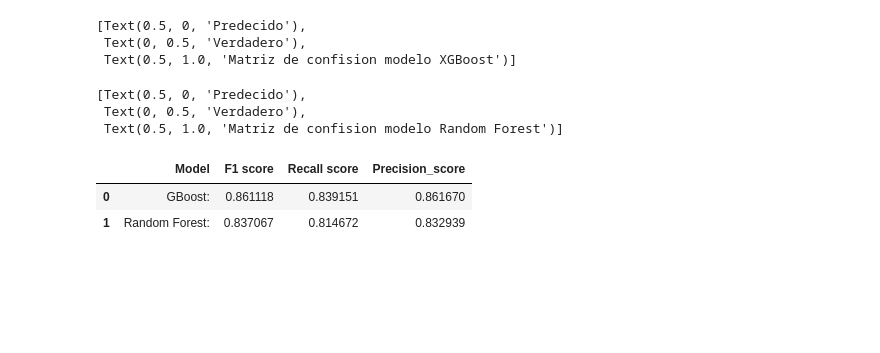
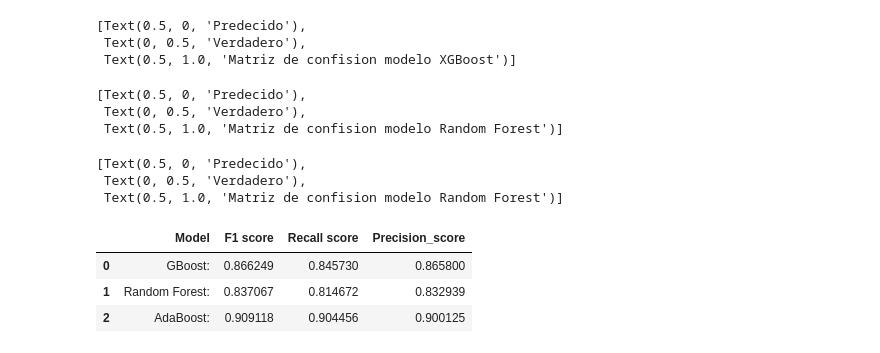
Before and after one commit to simonpine/Titanic, a Jupyter notebook: model.ipynb, the cells around one changed output. Saved outputs shown, nothing was run; the diff lists cells and outputs as text; code cells hidden in the pictures; blank space fills up the shorter version.

Commit message:
The adaBoost model was added

```diff
--- a/model.ipynb
+++ b/model.ipynb
@@ -179,6 +181,6 @@ parameters = {
     'max_depth': [2, 3, 6, 8, 10, None]
 }
 brt = GradientBoostingClassifier()
-clf = GridSearchCV(estimator=brt, param_grid=parameters, cv= 2)
+clf = GridSearchCV(estimator=brt, param_grid=parameters, cv= 4)
 clf.fit(X_train, y_train)
 # %% [output]
@@ -193,6 +195,6 @@ parameters2 = {
     'max_depth': [None, 2, 4, 6, 10, 15]
 }
 brt2 = RandomForestClassifier()
-clf2 = GridSearchCV(estimator=brt2, param_grid=parameters2, cv= 2)
+clf2 = GridSearchCV(estimator=brt2, param_grid=parameters2, cv= 4)
 clf2.fit(X_train, y_train)
 # %% [output]
@@ -200,3 +202,13 @@ GridSearchCV(cv=2, estimator=RandomForestClassifier(),
              param_grid={'criterion': ['gini', 'entropy', 'log_loss'],
                          'max_depth': [None, 2, 4, 6, 10, 15],
                          'n_estimators': [50, 100, 150, 200, 250]})
+# %%
+parameters3 = {
+    'learning_rate':[1, 0.75, 0.5, 0.1, 0.05, 0.01],
+    'algorithm':['SAMME', 'SAMME.R'],
+    'n_estimators': [50, 100, 150, 200, 250],
+    'random_state': [None, 2, 4, 6, 10, 15]
+}
+brt3 = AdaBoostClassifier()
+clf3 = GridSearchCV(estimator=brt3, param_grid=parameters3, cv= 4)
+clf3.fit(X_train, y_train)
@@ -209,6 +229,8 @@ Random Forets best params: {'criterion': 'gini', 'max_depth': 10, 'n_estimators'
 # %%
-model = GradientBoostingClassifier(learning_rate=0.5, n_estimators=50,max_depth= 2 )
+model = GradientBoostingClassifier(learning_rate=0.05, n_estimators=250,max_depth= 3 )
 model.fit(X_train, y_train)
-model2= RandomForestClassifier(criterion = 'log_loss', max_depth = 10, n_estimators = 250)
+model2= RandomForestClassifier(criterion = 'entropy', max_depth = 10, n_estimators = 250)
 model2.fit(X_train, y_train)
+model3= AdaBoostClassifier(algorithm = 'SAMME.R', learning_rate = 1, n_estimators = 150, random_state = None)
+model3.fit(X_train, y_train)
 # %% [output]
@@ -231,24 +253,39 @@ cmd.ax_.set(xlabel='Predecido', ylabel='Verdadero', title='Matriz de confision m
 [Text(0.5, 0, 'Predecido'),
  Text(0, 0.5, 'Verdadero'),
  Text(0.5, 1.0, 'Matriz de confision modelo Random Forest')]
+# %%
+cm = confusion_matrix(y_train, model3.predict(X_train), normalize='all')
+cmd = ConfusionMatrixDisplay(cm, display_labels=['Survive', "Death"])
+cmd.plot(cmap=plt.cm.Blues)
+cmd.ax_.set(xlabel='Predecido', ylabel='Verdadero', title='Matriz de confision modelo Random Forest')
+# %% [output]
+[Text(0.5, 0, 'Predecido'),
+ Text(0, 0.5, 'Verdadero'),
+ Text(0.5, 1.0, 'Matriz de confision modelo Random Forest')]
 # %%
 modelResult1 = ['GBoost: ']
 modelResult2 = ['Random Forest: ']
+modelResult3 = ['AdaBoost: ']
 
 predictions = model.predict(X_test)
 predictions2 = model2.predict(X_test)
+predictions3 = model3.predict(X_test)
 
 modelResult1.append(f1_score(y_test, predictions, average='weighted'))
 modelResult2.append(f1_score(y_test, predictions2, average='weighted'))
+modelResult3.append(f1_score(y_test, predictions3, average='weighted'))
 
 modelResult1.append(recall_score(y_test, predictions, average='macro'))
 modelResult2.append(recall_score(y_test, predictions2, average='macro'))
+modelResult3.append(recall_score(y_test, predictions3, average='macro'))
 
 modelResult1.append(precision_score(y_test, predictions, average='macro'))
 modelResult2.append(precision_score(y_test, predictions2, average='macro'))
+modelResult3.append(precision_score(y_test, predictions3, average='macro'))
 
-pd.DataFrame([modelResult1, modelResult2], columns=['Model', 'F1 score', 'Recall score', 'Precision_score'])
+pd.DataFrame([modelResult1, modelResult2, modelResult3], columns=['Model', 'F1 score', 'Recall score', 'Precision_score'])
 # %% [output]
 |  | Model | F1 score | Recall score | Precision_score |
-| 0 | GBoost: | 0.861118 | 0.839151 | 0.861670 |
+| 0 | GBoost: | 0.866249 | 0.845730 | 0.865800 |
 | 1 | Random Forest: | 0.837067 | 0.814672 | 0.832939 |
+| 2 | AdaBoost: | 0.909118 | 0.904456 | 0.900125 |
```
Also changed, not shown: parts of 7 cells of this notebook.
